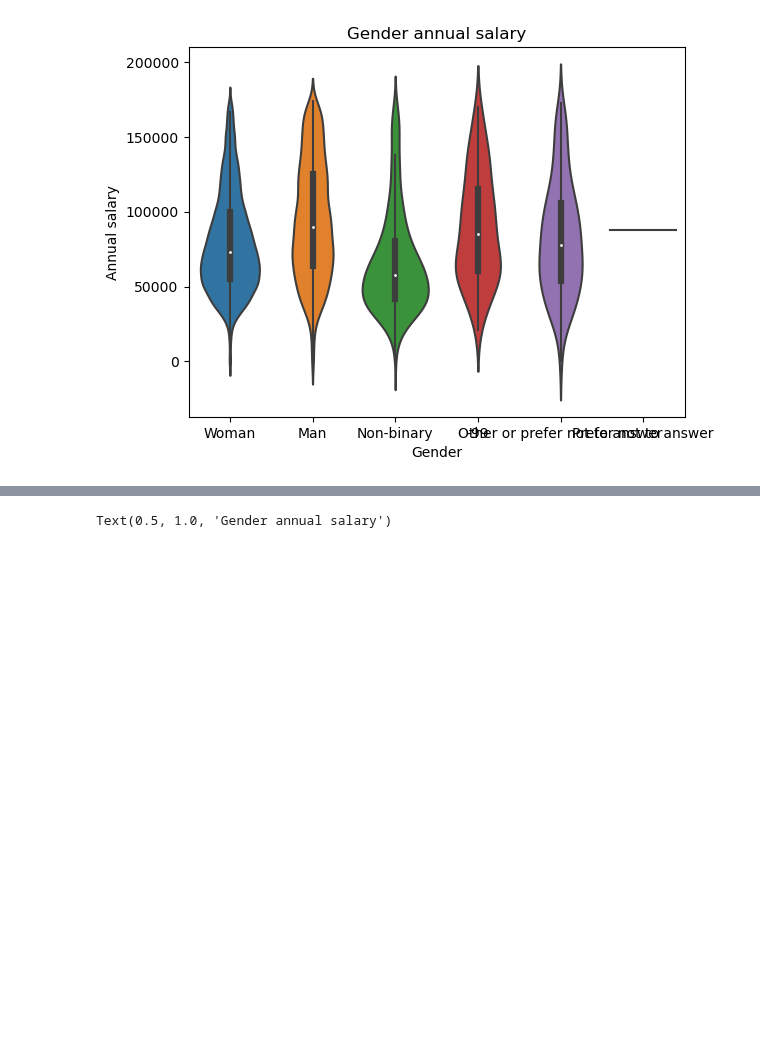
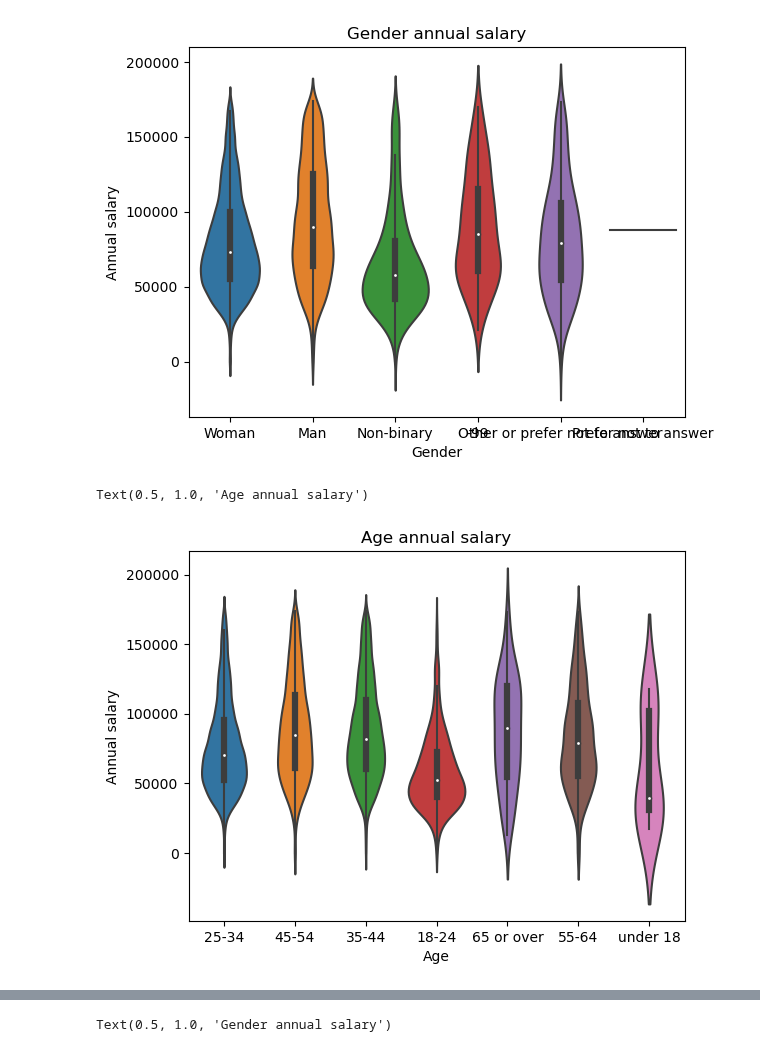
Before and after one commit to armandolezama/data-science-portfolio, a Jupyter notebook: Data_Science_Cycle/Ask_A_Manager_Salary_Survey_2021/Ask_A_Manager_Salary_Survey_2021.ipynb, the cells around one changed output, grey strips where cells are left out. Cells and saved outputs as stored; diff of their text form; code cells hidden in the pictures; blank space fills up the shorter version.

```diff
--- a/Data_Science_Cycle/Ask_A_Manager_Salary_Survey_2021/Ask_A_Manager_Salary_Survey_2021.ipynb
+++ b/Data_Science_Cycle/Ask_A_Manager_Salary_Survey_2021/Ask_A_Manager_Salary_Survey_2021.ipynb
@@ -536,3 +545,10 @@ gender_annual_salary_violin_plot.set_title('Gender annual salary')
 # %% [output]
 Text(0.5, 1.0, 'Gender annual salary')
 [figure]
+# %%
+gender_annual_salary_violin_plot = sns.violinplot(data=pd.DataFrame(usd_salary_group.to_dict()), x=categorical_variables[0], y=continuous_variables[0])
+gender_annual_salary_violin_plot.set(ylabel='Annual salary', xlabel='Age')
+gender_annual_salary_violin_plot.set_title('Age annual salary')
+# %% [output]
+Text(0.5, 1.0, 'Age annual salary')
+[figure, added]
```
Also changed, not shown: parts of 8 cells of this notebook.
